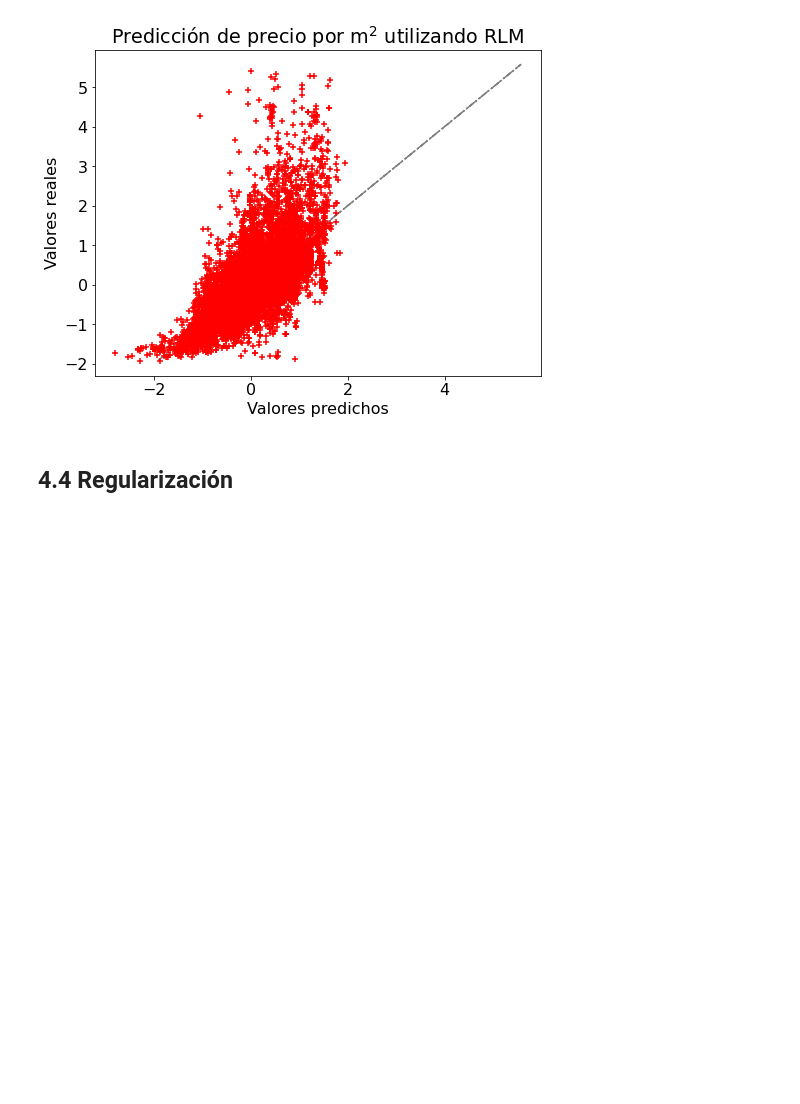
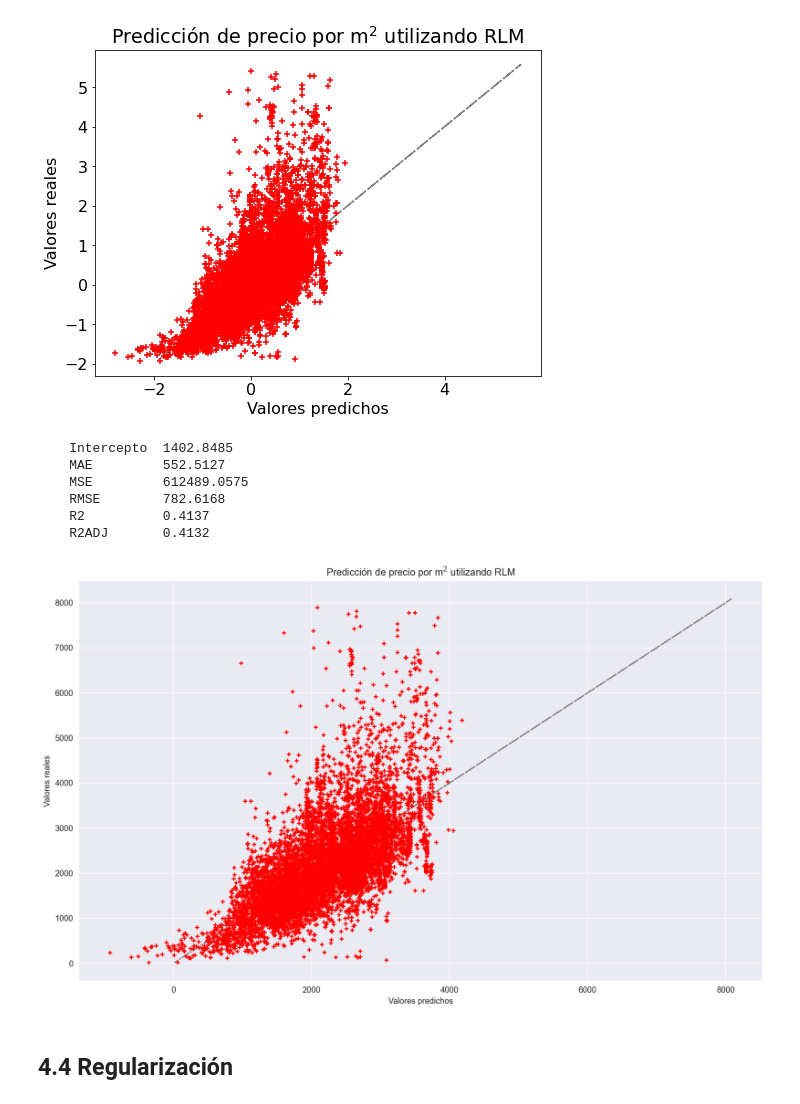
Before and after one commit to szl30n/ProyectosDHDS, a Jupyter notebook: TP2/notebooks/borradores/Enzo.ipynb, the cells around one changed output. Saved outputs shown, nothing was run; the diff lists cells and outputs as text; code cells hidden in the pictures; blank space fills up the shorter version.

```diff
--- a/TP2/notebooks/borradores/Enzo.ipynb
+++ b/TP2/notebooks/borradores/Enzo.ipynb
@@ -316,6 +316,19 @@ rlm(Xs_am, ys_am)
     R2          0.4126
     R2ADJ       0.4122
 [figure]
+# %%
+cols2drop = list(data.filter(regex = '^pn_', axis = 1).columns) + ['precio_por_m2', 'habitaciones']
+X_am = data.drop(columns = cols2drop)
+y_am = data['precio_por_m2']
+rlm(X_am, y_am)
+# %% [output]
+    Intercepto  1402.8485
+    MAE         552.5127
+    MSE         612489.0575
+    RMSE        782.6168
+    R2          0.4137
+    R2ADJ       0.4132
+[figure, added]
 # %% [markdown]
 ##  **4.4 Regularización**
 # %% [markdown]
```
Also changed, not shown: parts of 3 cells of this notebook.
